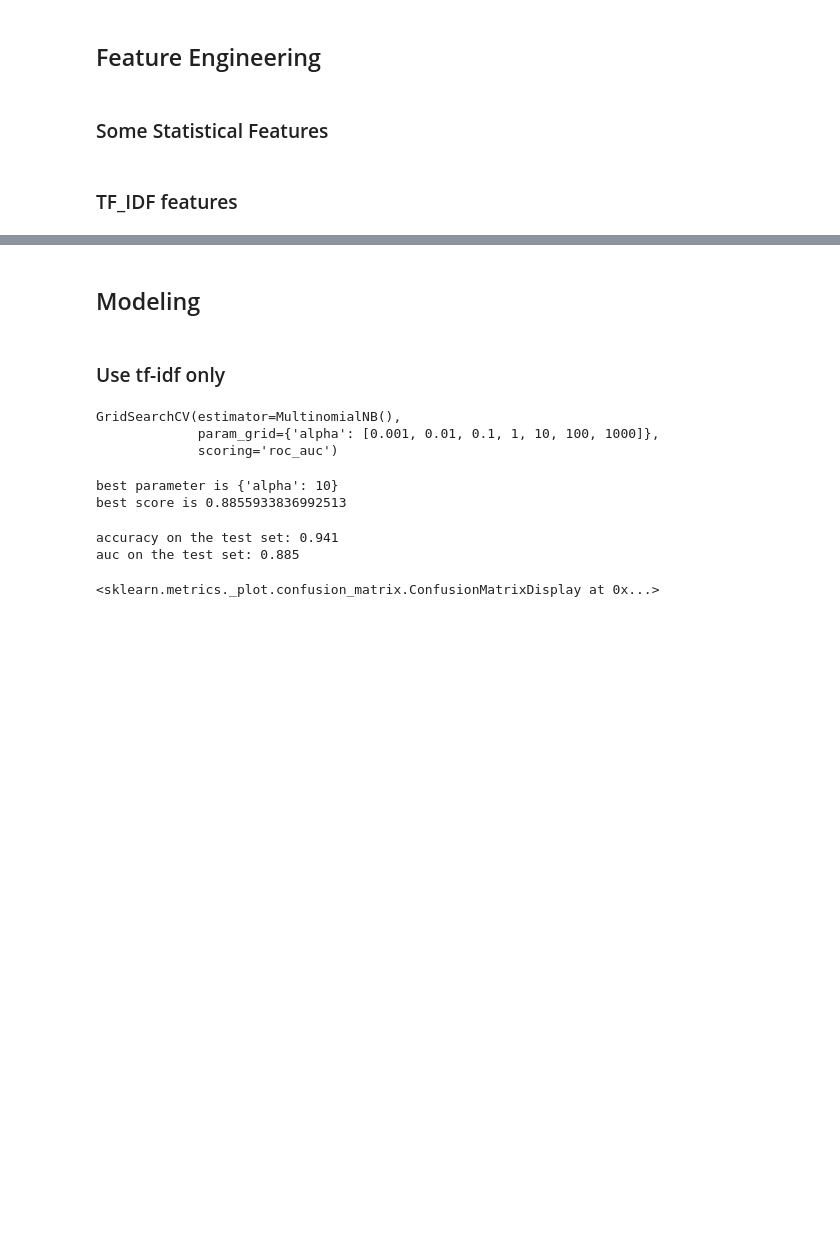
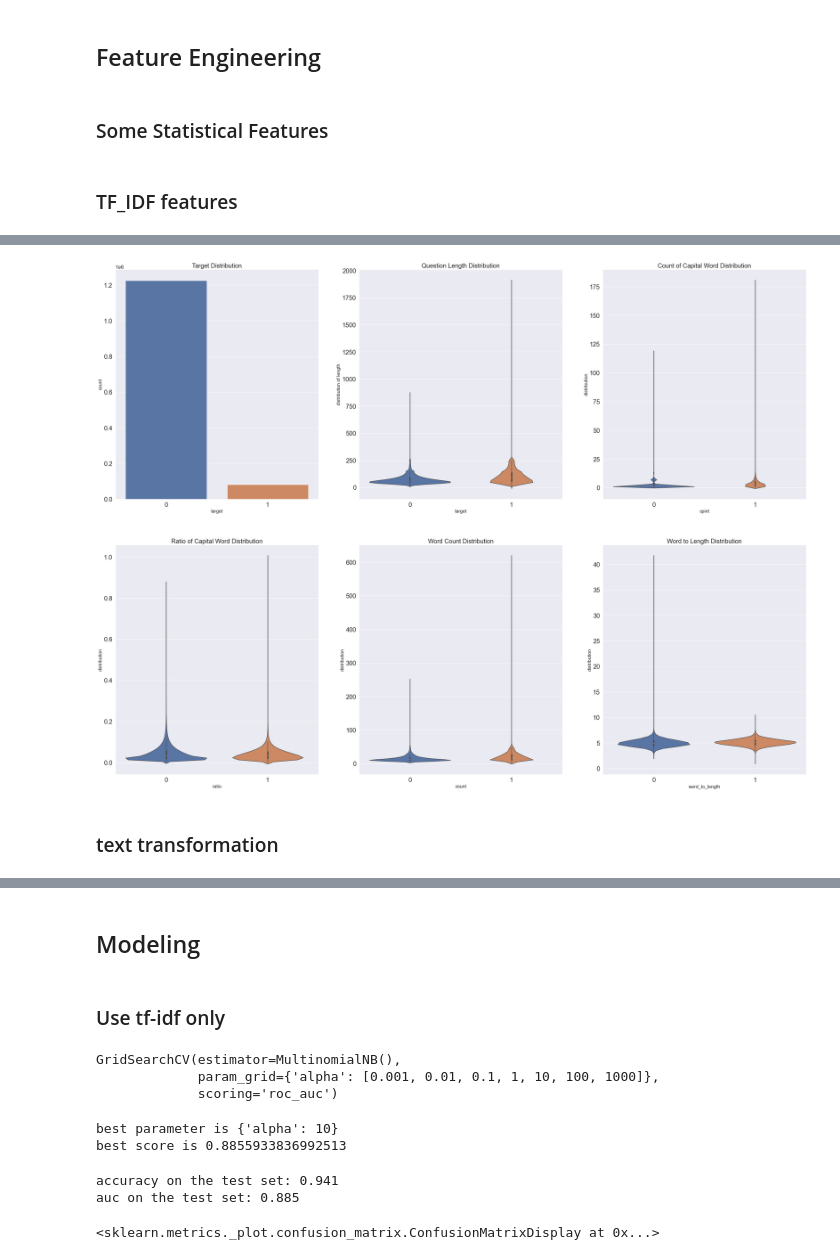
Before and after one commit to chgantBilly/DS5500_project2_Quora, a Jupyter notebook: notebook/NaiveBayes.ipynb, the cells around one changed output, grey strips where cells are left out. Drawn from its saved outputs; the diff is of its cells as text; code cells hidden in the pictures; blank space fills up the shorter version.

```diff
--- a/notebook/NaiveBayes.ipynb
+++ b/notebook/NaiveBayes.ipynb
@@ -82,0 +87,3 @@ X_test = hstack((X_test_tfidf,X_test_stat_feature))
+# %%
+eda_df = df.copy()
+df.head()
@@ -82,0 +97,58 @@ X_test = hstack((X_test_tfidf,X_test_stat_feature))
+# %%
+import seaborn as sns
+import warnings
+sns.set(font_scale=1.5)
+warnings.filterwarnings('ignore')
+# %%
+figure,ax = plt.subplots(2,3,figsize = (40,30))
+
+plt.subplot(231)
+sns.countplot(eda_df['target'])
+plt.title('Target Distribution',fontdict={'weight':'normal','size': 20})
+plt.xlabel('target', fontdict={'weight': 'normal', 'size': 15})
+plt.ylabel('count', fontdict={'weight': 'normal', 'size': 15})
+plt.tick_params(labelsize=20)
+
+plt.subplot(232)
+sns.violinplot(x='target', y='length', data=eda_df)
+plt.title('Question Length Distribution',fontdict={'weight':'normal','size': 20})
+plt.xlabel('target', fontdict={'weight': 'normal', 'size': 15})
+plt.ylabel('distribution of length', fontdict={'weight': 'normal', 'size': 15})
+plt.tick_params(labelsize=20)
+plt.rcParams.update({'font.size': 30})
+
+plt.subplot(233)
+sns.violinplot(x='target', y='capital', data=eda_df)
+plt.title('Count of Capital Word Distribution',fontdict={'weight':'normal','size': 20})
+plt.xlabel('cpint', fontdict={'weight': 'normal', 'size': 15})
+plt.ylabel('distribution', fontdict={'weight': 'normal', 'size': 15})
+plt.tick_params(labelsize=20)
+plt.rcParams.update({'font.size': 30})
+
+plt.subplot(234)
+sns.violinplot(x='target', y='capital_to_length', data=eda_df)
+plt.title('Ratio of Capital Word Distribution',fontdict={'weight':'normal','size': 20})
+plt.xlabel('ratio', fontdict={'weight': 'normal', 'size': 15})
+plt.ylabel('distribution', fontdict={'weight': 'normal', 'size': 15})
+plt.tick_params(labelsize=20)
+plt.rcParams.update({'font.size': 30})
+
+plt.subplot(235)
+sns.violinplot(x='target', y='word_count', data=eda_df)
+plt.title('Word Count Distribution',fontdict={'weight':'normal','size': 20})
+plt.xlabel('count', fontdict={'weight': 'normal', 'size': 15})
+plt.ylabel('distribution', fontdict={'weight': 'normal', 'size': 15})
+plt.tick_params(labelsize=20)
+plt.rcParams.update({'font.size': 30})
+
+plt.subplot(236)
+sns.violinplot(x='target', y='word_to_length', data=eda_df)
+plt.title('Word to Length Distribution',fontdict={'weight':'normal','size': 20})
+plt.xlabel('word_to_length', fontdict={'weight': 'normal', 'size': 15})
+plt.ylabel('distribution', fontdict={'weight': 'normal', 'size': 15})
+plt.tick_params(labelsize=20)
+plt.rcParams.update({'font.size': 30})
+# %% [output]
+[figure, added]
+# %% [markdown]
+### text transformation
```
Also changed, not shown: parts of 10 cells of this notebook.
